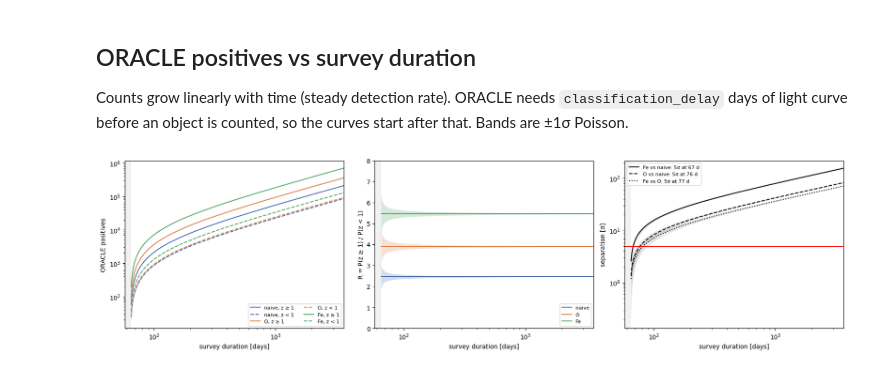
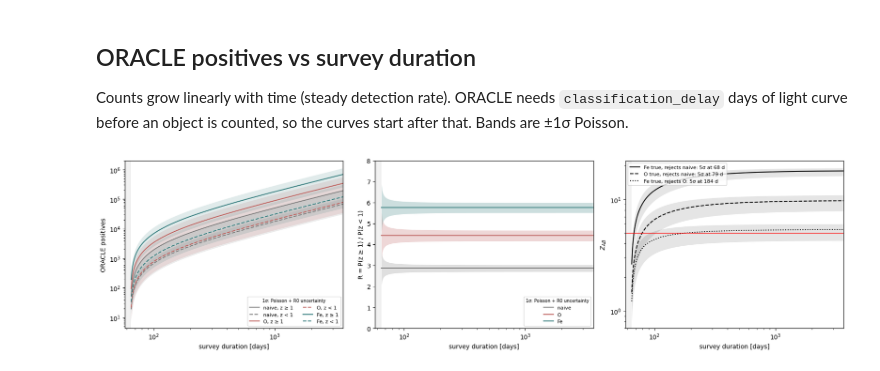
Before and after one commit to dev-ved30/Oracle, a Jupyter notebook: Glue/Glue.ipynb, the cells around one changed output. Drawn from its saved outputs; the diff is of its cells as text; code cells hidden in the pictures.

```diff
--- a/Glue/Glue.ipynb
+++ b/Glue/Glue.ipynb
@@ -283,0 +321,19 @@ def days_to_5sigma(model_a, model_b, recall_lo, precision_lo, recall_hi=None, pr
+# %%
+print('Purity of the high-z label (R0 = R0_fid):', glue['Purity_H'].round(3).to_dict())
+
+rows = []
+for a, b in directed_pairs:
+    t5, z_max = t5_and_zmax(S10[a], F10[a], S10[b], F10[b])
+    t5_known = t5_and_zmax(S10[a], F10[a], S10[b], F10[b], r0_known=True)[0][0]
+    lo, med, hi = quantiles(t5)
+    rows.append({
+        'A true, rejects B': f'{a}, {b}',
+        'R0 known [d]': t5_known,
+        't_5σ median [d]': med,
+        't_5σ 16% [d]': lo,
+        't_5σ 84% [d]': hi,
+        'Z_max median': np.median(z_max),
+        'P(Z_max < 5)': np.mean(z_max < 5),
+    })
+paper_table = pd.DataFrame(rows).set_index('A true, rejects B')
+paper_table.round(2)
@@ -360,55 +451,62 @@ plt.show()
 Counts grow linearly with time (steady detection rate). ORACLE needs `classification_delay` days of light curve before an object is counted,
 so the curves start after that. Bands are ±1σ Poisson.
 # %%
-t_days = np.logspace(np.log10(classification_delay + 1), np.log10(survey_days), 300)
-frac = (t_days - classification_delay) / survey_days
+t_start = startup_days + classification_delay
+t_days = np.logspace(np.log10(t_start + 1), np.log10(survey_days), 300)
+frac = (t_days - t_start) / survey_days
 
-model_colors = {'naive': '#4C72B0', 'O': '#DD8452', 'Fe': '#55A868'}
+model_colors = {'naive': '#808080', 'O': '#bf6360', 'Fe': '#377e7f'}   # same as the rates figure
 
 fig, axs = plt.subplots(1, 3, figsize=(17, 4.6))
 
 for model, color in model_colors.items():
-    for c, ls in [('hi', '-'), ('lo', '--')]:
-        P_t = glue[f'P_{c}_{model}'].sum() * frac
+    for k, (c, ls) in enumerate([('hi', '-'), ('lo', '--')]):
+        P_t = (S10[model][k] + F10[model][k]) * frac
+        # 1 sigma: Poisson and the spread over R0 (only the SLSN part scales with R0), in quadrature
+        sigma_sys_t = (s_prime * S10[model][k] + F10[model][k]).std() * frac
+        sigma_P_t = np.sqrt(P_t + sigma_sys_t**2)
         axs[0].plot(t_days, P_t, color=color, ls=ls, label=f'{model}, {"z ≥ 1" if c == "hi" else "z < 1"}')
-        axs[0].fill_between(t_days, P_t - np.sqrt(P_t), P_t + np.sqrt(P_t), color=color, alpha=0.2, lw=0)
+        axs[0].fill_between(t_days, P_t - sigma_P_t, P_t + sigma_P_t, color=color, alpha=0.15, lw=0)
 
     R = results.loc[model, 'R']
-    sigma_R_t = results.loc[model, 'sigma_R'] / np.sqrt(frac)
+    # 1 sigma: Poisson (shrinks with time) and the spread of the predicted R over R0 (does not), in quadrature
+    sigma_stat_t = results.loc[model, 'sigma_R'] / np.sqrt(frac)
+    sigma_sys = ratio(s_prime, S10[model], F10[model]).std()
+    sigma_R_t = np.sqrt(sigma_stat_t**2 + sigma_sys**2)
     axs[1].plot(t_days, np.full_like(t_days, R), color=color, label=model)
     axs[1].fill_between(t_days, R - sigma_R_t, R + sigma_R_t, color=color, alpha=0.25, lw=0)
 
-# Separation between each pair of models vs time (ORACLE, Poisson only)
+# Z_AB(t) for each pair (per-bin ORACLE glue): median and 16-84% range over the true R0
 pair_styles = ['-', '--', ':']
 for (a, b), ls in zip(pairs, pair_styles):
-    n_sigma_t = np.abs(results.loc[a, 'R'] - results.loc[b, 'R']) / np.hypot(results.loc[a, 'sigma_R'], results.loc[b, 'sigma_R']) * np.sqrt(frac)
-    t5 = float(days_to_5sigma(a, b, **oracle))
-    axs[2].plot(t_days, n_sigma_t, color='k', ls=ls, label=f'{a} vs {b}: 5σ at {t5:.0f} d')
-    # a measured separation scatters by ±1 around its expected value
-    axs[2].fill_between(t_days, np.clip(n_sigma_t - 1, 0.1, None), n_sigma_t + 1, color='k', alpha=0.1, lw=0)
+    lo, med, hi = quantiles(z_at(t_days, S10[a], F10[a], S10[b], F10[b]))
+    t5 = paper_table.loc[f'{a}, {b}', 't_5σ median [d]']
+    t5_text = f'{t5:.0f} d' if np.isfinite(t5) else 'never'
+    axs[2].plot(t_days, med, color='k', ls=ls, label=f'{a} true, rejects {b}: 5σ at {t5_text}')
+    axs[2].fill_between(t_days, lo, hi, color='k', alpha=0.1, lw=0)
 axs[2].axhline(5, color='red', lw=1)
 axs[2].set_xscale('log')
 axs[2].set_yscale('log')
-axs[2].set_ylabel('separation [σ]')
+axs[2].set_ylabel('$Z_{AB}$')
 axs[2].legend(fontsize=8, loc='upper left')
 
 axs[0].set_xscale('log')
 axs[0].set_yscale('log')
 axs[0].set_ylabel('ORACLE positives')
-axs[0].legend(fontsize=8, ncol=2)
+axs[0].legend(fontsize=8, ncol=2, title='1σ: Poisson + R0 uncertainty', title_fontsize=7)
 
 axs[1].set_xscale('log')
 axs[1].set_ylim(0, 8)
 axs[1].set_ylabel('R = P(z ≥ 1) / P(z < 1)')
-axs[1].legend(fontsize=8, loc='lower right')
+axs[1].legend(fontsize=8, loc='lower right', title='1σ: Poisson + R0 uncertainty', title_fontsize=7)
 
 for ax in axs:
     ax.set_xlabel('survey duration [days]')
-    ax.axvspan(0, classification_delay, color='gray', alpha=0.1)
-    ax.set_xlim(classification_delay * 0.9, survey_days)
+    ax.axvspan(0, t_start, color='gray', alpha=0.1)
+    ax.set_xlim(t_start * 0.9, survey_days)
 
 plt.tight_layout()
 plt.savefig('oracle_positives_vs_time.pdf', bbox_inches='tight')
 plt.show()
 # %% [output]
-[figure, old version]
+[figure, new version]
```
Also changed, not shown: parts of 15 cells of this notebook, 50 other files.
